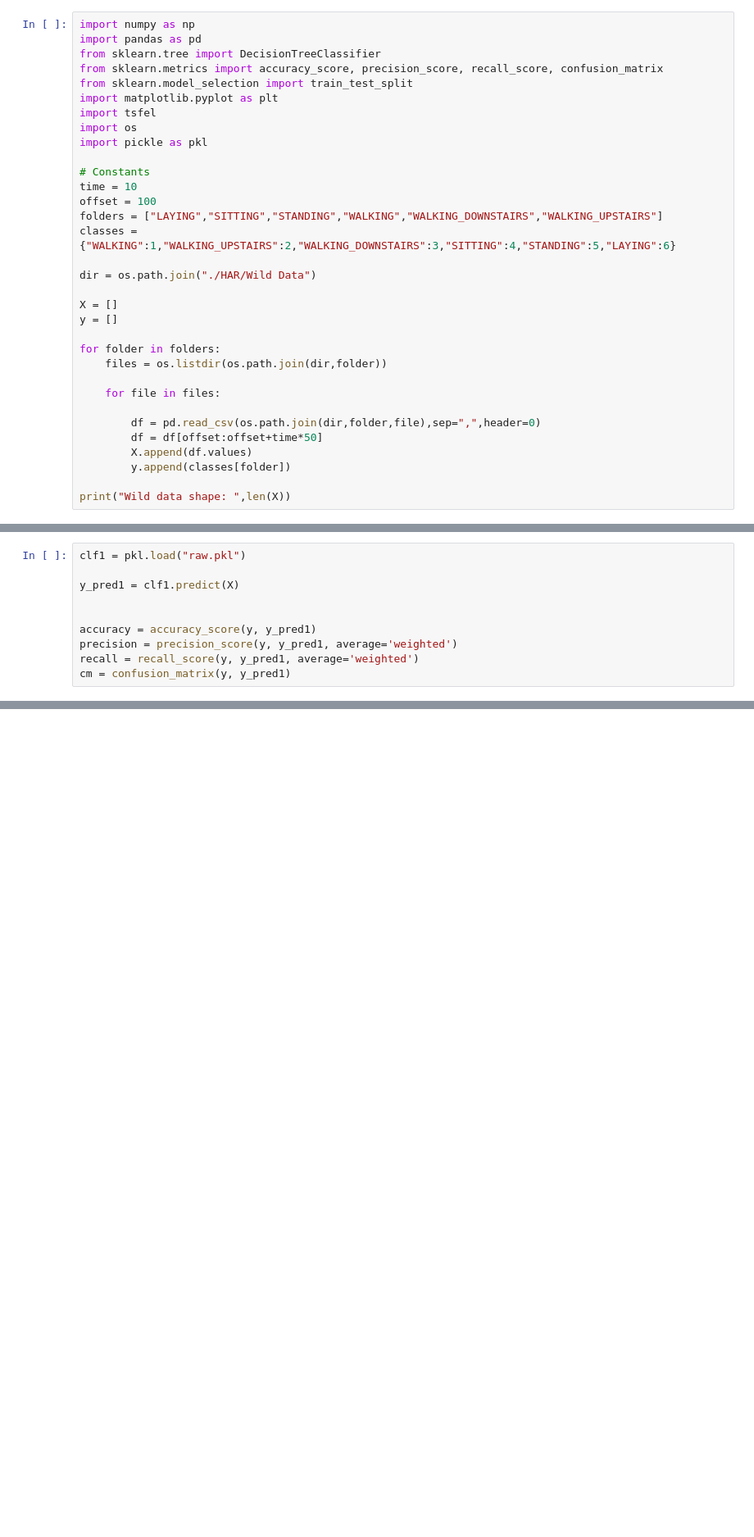
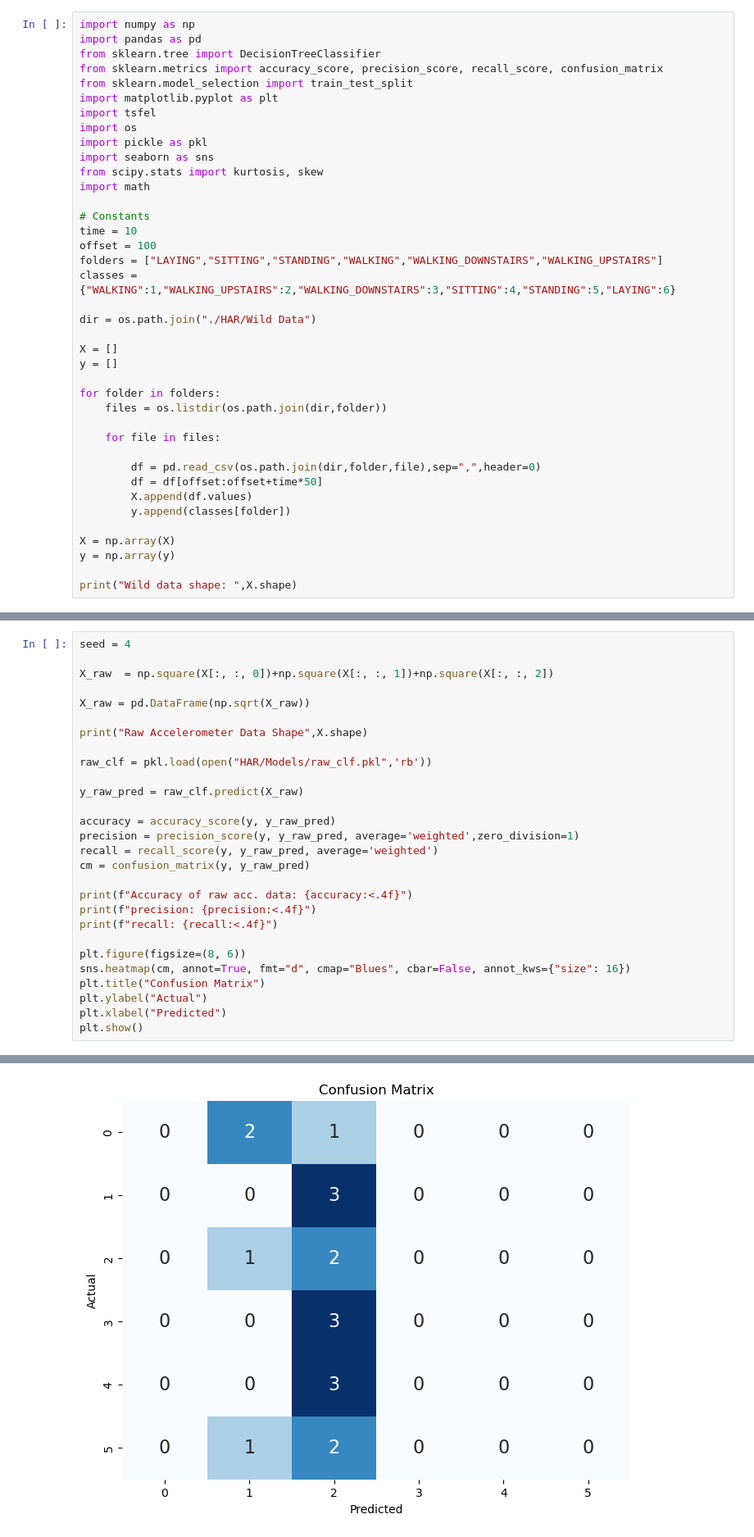
Before and after one commit to MukeshK17/es335-24-fall-assignment-1, a Jupyter notebook: Asst4_Data_Collection_in_the_Wild.ipynb, the cells around one changed output, grey strips where cells are left out. Shown: that part at 82% size. Cells and saved outputs as stored; diff of their text form; blank space fills up the shorter version.

```diff
--- a/Asst4_Data_Collection_in_the_Wild.ipynb
+++ b/Asst4_Data_Collection_in_the_Wild.ipynb
@@ -8,6 +10,9 @@ import matplotlib.pyplot as plt
 import tsfel
 import os
 import pickle as pkl
+import seaborn as sns
+from scipy.stats import kurtosis, skew
+import math
 
 # Constants
 time = 10
@@ -30,5 +35,8 @@ for folder in folders:
         X.append(df.values)
         y.append(classes[folder])
 
-print("Wild data shape: ",len(X))
+X = np.array(X)
+y = np.array(y)
+
+print("Wild data shape: ",X.shape)
 # %% [output]
@@ -36,10 +46,29 @@ Wild data shape:  18
 # %%
-clf1 = pkl.load("raw.pkl")
+seed = 4
 
-y_pred1 = clf1.predict(X)
+X_raw  = np.square(X[:, :, 0])+np.square(X[:, :, 1])+np.square(X[:, :, 2])
 
+X_raw = pd.DataFrame(np.sqrt(X_raw))
 
-accuracy = accuracy_score(y, y_pred1)
-precision = precision_score(y, y_pred1, average='weighted')
-recall = recall_score(y, y_pred1, average='weighted')
-cm = confusion_matrix(y, y_pred1)
+print("Raw Accelerometer Data Shape",X.shape)
+
+raw_clf = pkl.load(open("HAR/Models/raw_clf.pkl",'rb'))
+
+y_raw_pred = raw_clf.predict(X_raw)
+
+accuracy = accuracy_score(y, y_raw_pred)
+precision = precision_score(y, y_raw_pred, average='weighted',zero_division=1)
+recall = recall_score(y, y_raw_pred, average='weighted')
+cm = confusion_matrix(y, y_raw_pred)
+
+print(f"Accuracy of raw acc. data: {accuracy:<.4f}")
+print(f"precision: {precision:<.4f}")
+print(f"recall: {recall:<.4f}")
+
+plt.figure(figsize=(8, 6))
+sns.heatmap(cm, annot=True, fmt="d", cmap="Blues", cbar=False, annot_kws={"size": 16})
+plt.title("Confusion Matrix")
+plt.ylabel("Actual")
+plt.xlabel("Predicted")
+plt.show()
+# %% [output]
@@ -45,0 +79 @@ cm = confusion_matrix(y, y_pred1)
+[figure, added]
```
Also changed, not shown: parts of 16 cells of this notebook, 6 other files.
